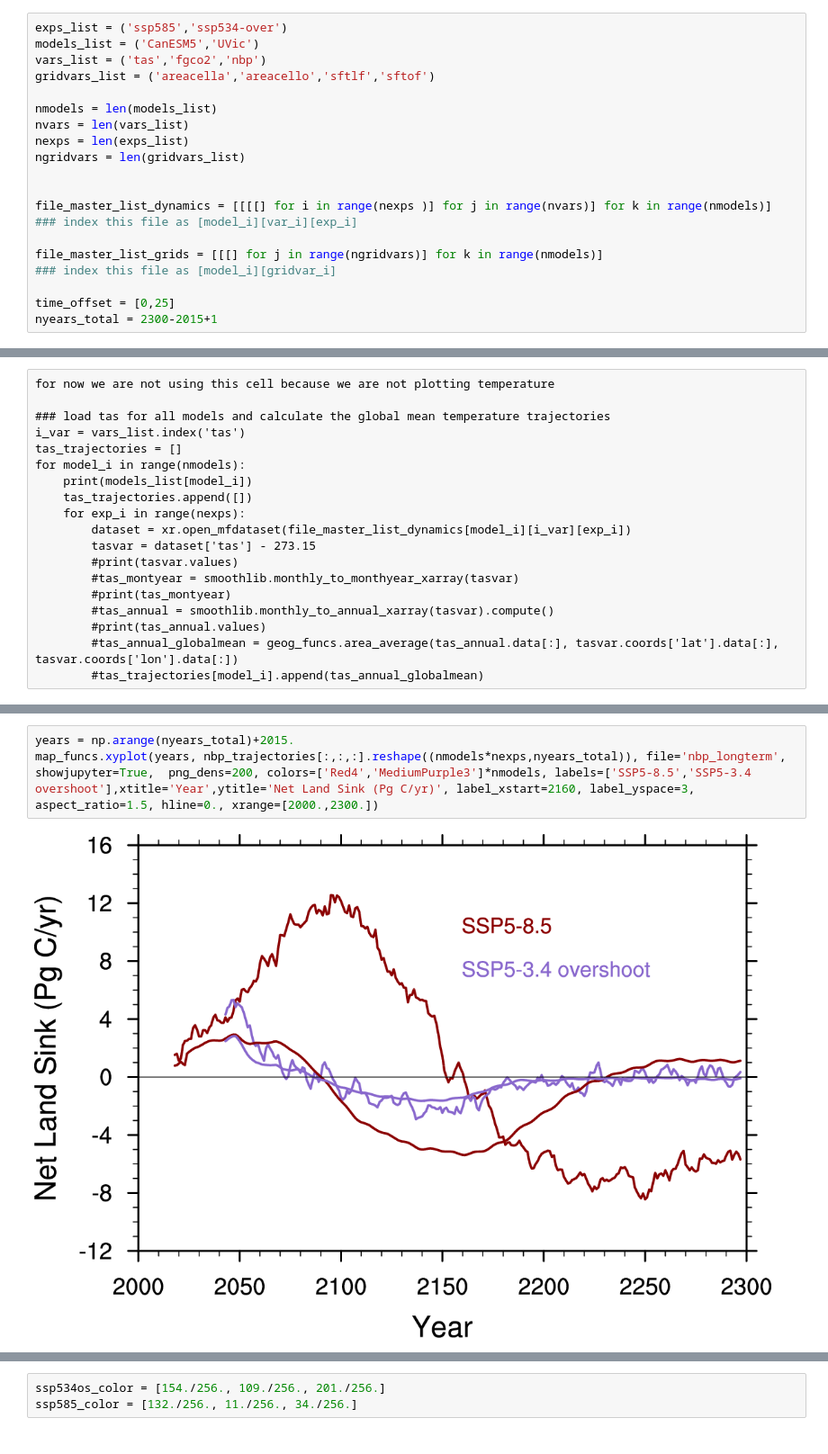
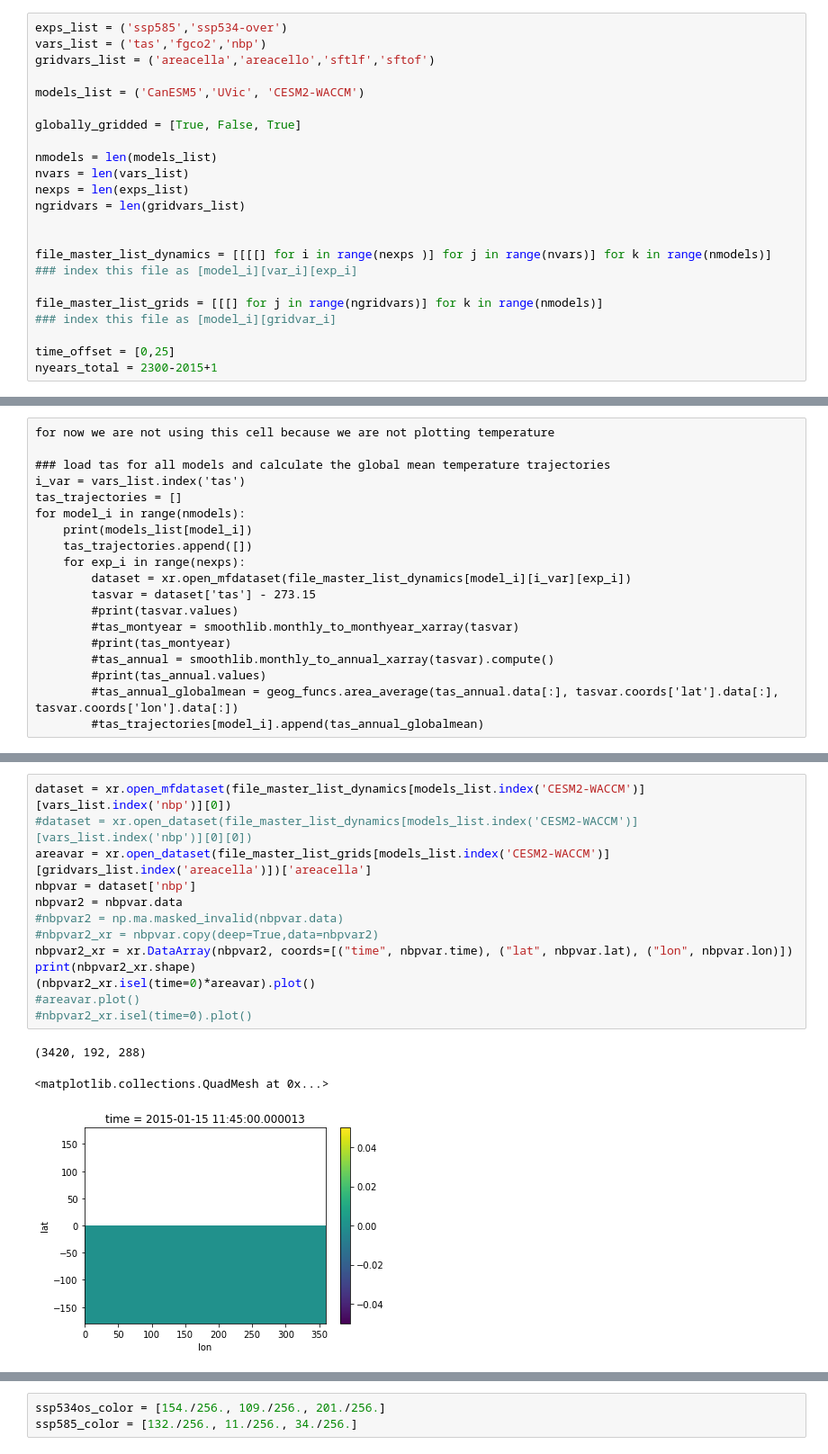
Before and after one commit to ckoven/longterm_carboncycle_three_ssps, a Jupyter notebook: longterm_carboncycle.ipynb, the cells around one changed output, grey strips where cells are left out. Shown at 90% size. Saved outputs shown, nothing was run; the diff lists cells and outputs as text.

Commit message:
updated notebook to include cesm2

```diff
--- a/longterm_carboncycle.ipynb
+++ b/longterm_carboncycle.ipynb
@@ -14,8 +15,11 @@ import matplotlib.pyplot as plt
 # %%
 exps_list = ('ssp585','ssp534-over')
-models_list = ('CanESM5','UVic')
 vars_list = ('tas','fgco2','nbp')
 gridvars_list = ('areacella','areacello','sftlf','sftof')
+
+models_list = ('CanESM5','UVic', 'CESM2-WACCM')
+
+globally_gridded = [True, False, True]
 
 nmodels = len(models_list)
 nvars = len(vars_list)
@@ -172,5 +247,17 @@ file_master_list_dynamics[model_i][i_var][exp_i]
-# %%
-years = np.arange(nyears_total)+2015.
-map_funcs.xyplot(years, nbp_trajectories[:,:,:].reshape((nmodels*nexps,nyears_total)), file='nbp_longterm', showjupyter=True,  png_dens=200, colors=['Red4','MediumPurple3']*nmodels, labels=['SSP5-8.5','SSP5-3.4 overshoot'],xtitle='Year',ytitle='Net Land Sink (Pg C/yr)', label_xstart=2160, label_yspace=3, aspect_ratio=1.5, hline=0., xrange=[2000.,2300.])
-# %% [output]
-[figure, removed]
+# %%
+dataset = xr.open_mfdataset(file_master_list_dynamics[models_list.index('CESM2-WACCM')][vars_list.index('nbp')][0])
+#dataset = xr.open_dataset(file_master_list_dynamics[models_list.index('CESM2-WACCM')][vars_list.index('nbp')][0][0])
+areavar = xr.open_dataset(file_master_list_grids[models_list.index('CESM2-WACCM')][gridvars_list.index('areacella')])['areacella']
+nbpvar = dataset['nbp']
+nbpvar2 = nbpvar.data
+#nbpvar2 = np.ma.masked_invalid(nbpvar.data)
+#nbpvar2_xr = nbpvar.copy(deep=True,data=nbpvar2)
+nbpvar2_xr = xr.DataArray(nbpvar2, coords=[("time", nbpvar.time), ("lat", nbpvar.lat), ("lon", nbpvar.lon)])
+print(nbpvar2_xr.shape)
+(nbpvar2_xr.isel(time=0)*areavar).plot()
+#areavar.plot()
+#nbpvar2_xr.isel(time=0).plot()
+# %% [output]
+(3420, 192, 288)
+<matplotlib.collections.QuadMesh at 0x...>
+[figure, added]
```
Also changed, not shown: parts of 13 cells of this notebook.
